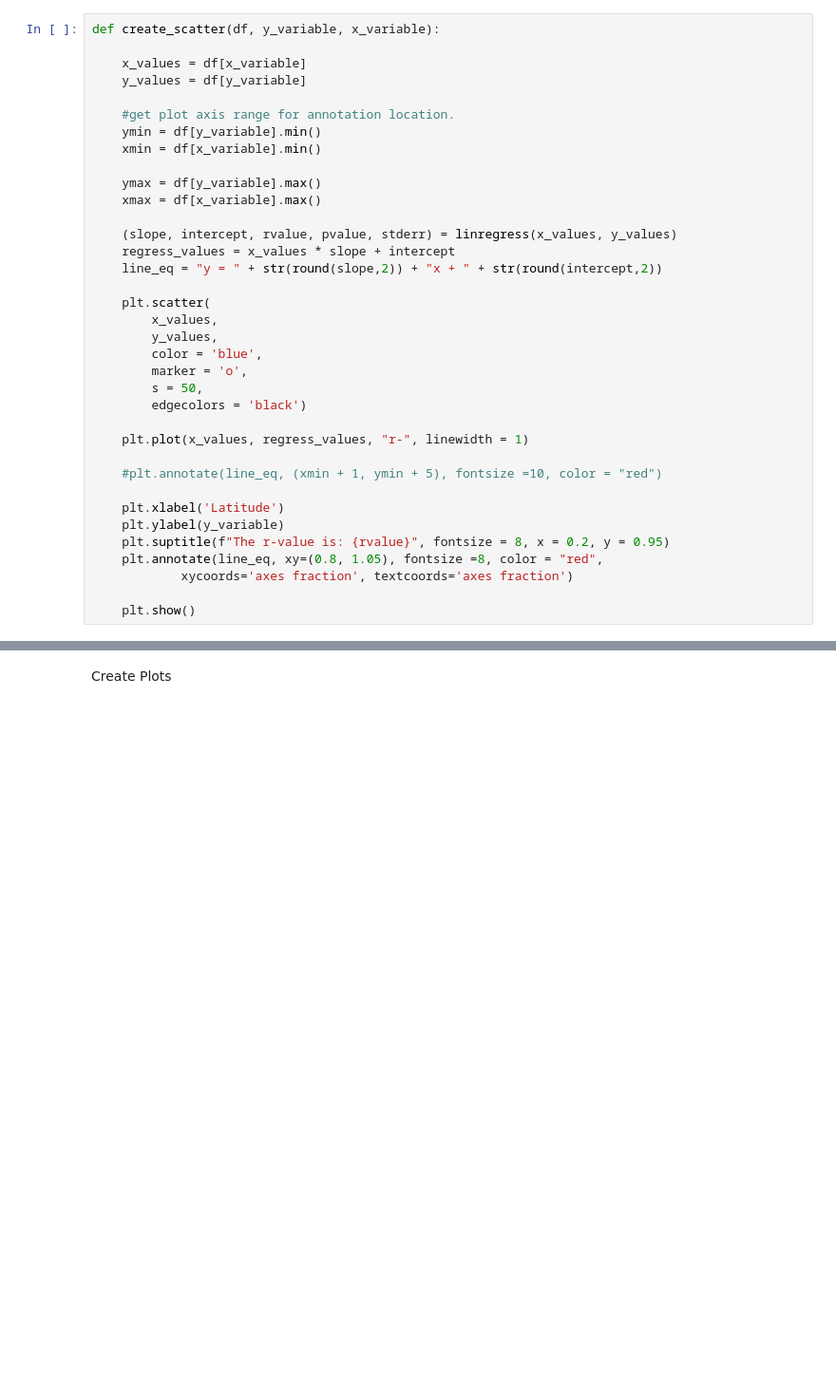
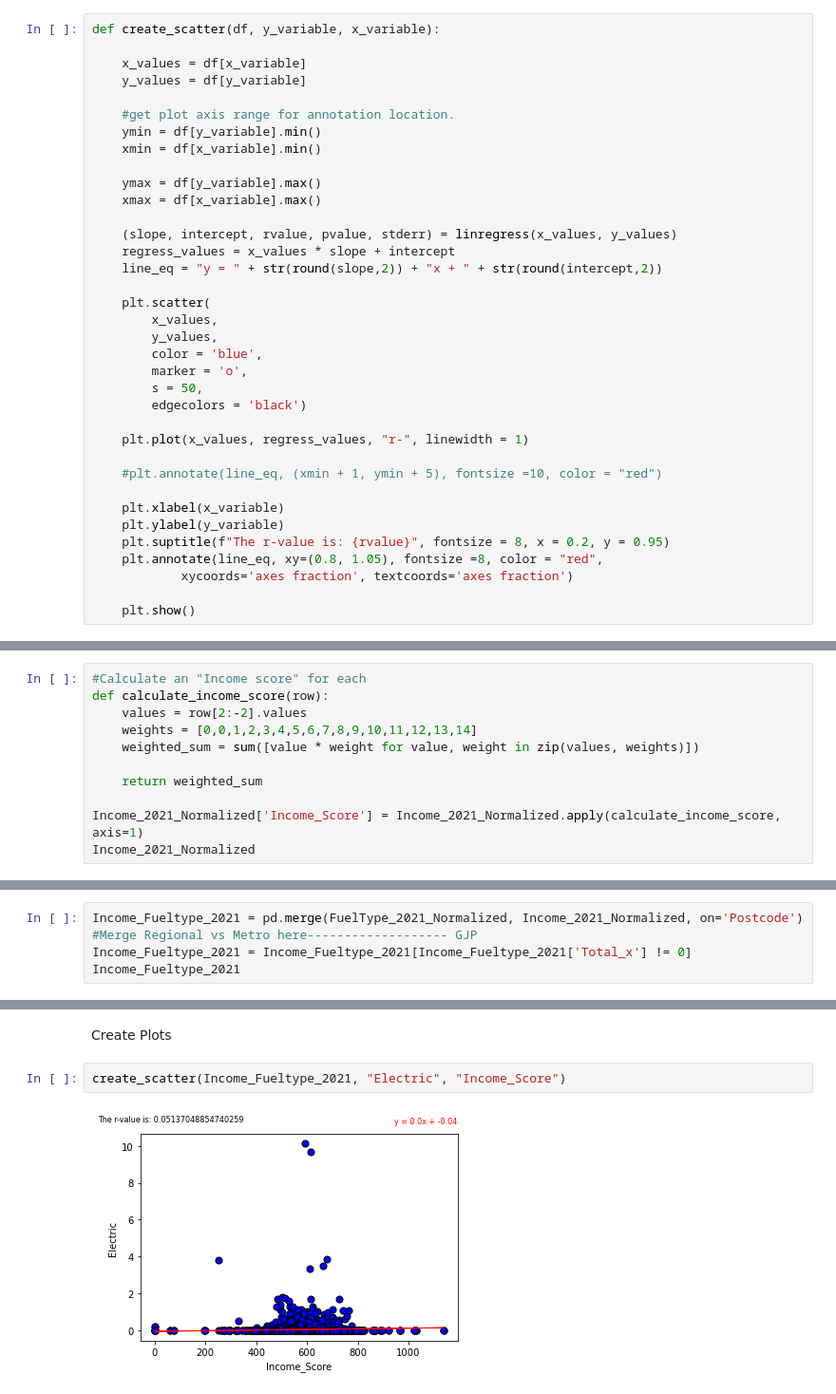
Before and after one commit to JoshMBell/Module_7_Project, a Jupyter notebook: main.ipynb, the cells around one changed output, grey strips where cells are left out. Shown: that part at 95% size. Saved outputs shown, nothing was run; the diff lists cells and outputs as text; blank space fills up the shorter version.

Commit message:
Produced charts, fix str info in int column in csv

```diff
--- a/main.ipynb
+++ b/main.ipynb
@@ -48,7 +48,7 @@ def create_scatter(df, y_variable, x_variable):
 
     #plt.annotate(line_eq, (xmin + 1, ymin + 5), fontsize =10, color = "red")
 
-    plt.xlabel('Latitude')
+    plt.xlabel(x_variable)
     plt.ylabel(y_variable)
     plt.suptitle(f"The r-value is: {rvalue}", fontsize = 8, x = 0.2, y = 0.95)
     plt.annotate(line_eq, xy=(0.8, 1.05), fontsize =8, color = "red",
@@ -203,3 +197,14 @@ Income_2021_Normalized
 # %% [markdown]
 Group into bigger bins for simplicity of plotting.
 Make new dfs with created bins
+# %%
+#Calculate an "Income score" for each
+def calculate_income_score(row):
+    values = row[2:-2].values
+    weights = [0,0,1,2,3,4,5,6,7,8,9,10,11,12,13,14]
+    weighted_sum = sum([value * weight for value, weight in zip(values, weights)])
+
+    return weighted_sum
+
+Income_2021_Normalized['Income_Score'] = Income_2021_Normalized.apply(calculate_income_score, axis=1)
+Income_2021_Normalized
@@ -205,0 +243,5 @@ Make new dfs with created bins
+# %%
+Income_Fueltype_2021 = pd.merge(FuelType_2021_Normalized, Income_2021_Normalized, on='Postcode')
+#Merge Regional vs Metro here------------------- GJP
+Income_Fueltype_2021 = Income_Fueltype_2021[Income_Fueltype_2021['Total_x'] != 0]
+Income_Fueltype_2021
@@ -206,2 +281,6 @@ Make new dfs with created bins
 # %% [markdown]
 Create Plots
+# %%
+create_scatter(Income_Fueltype_2021, "Electric", "Income_Score")
+# %% [output]
+[figure, added]
```
Also changed, not shown: parts of 10 cells of this notebook, 1 other file.
